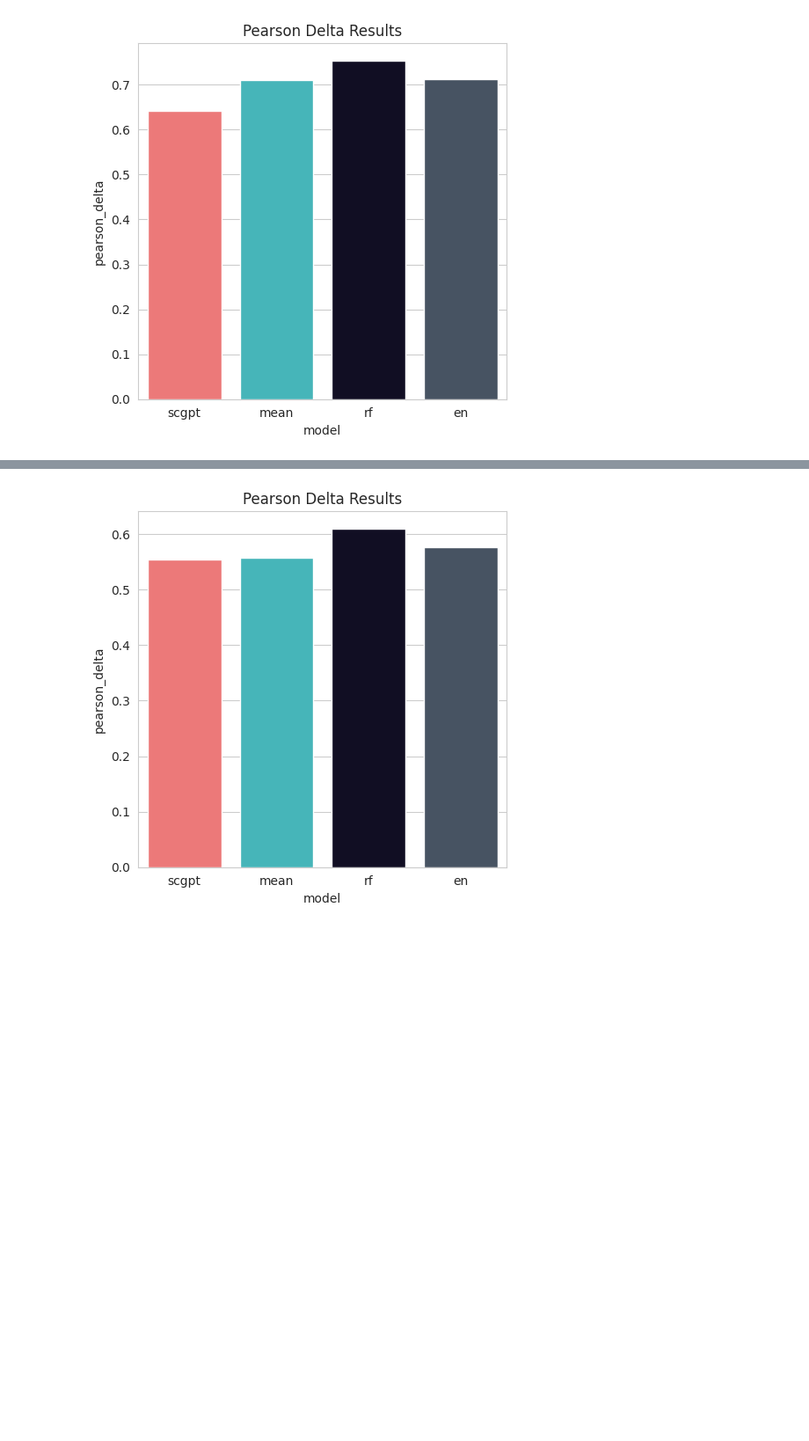
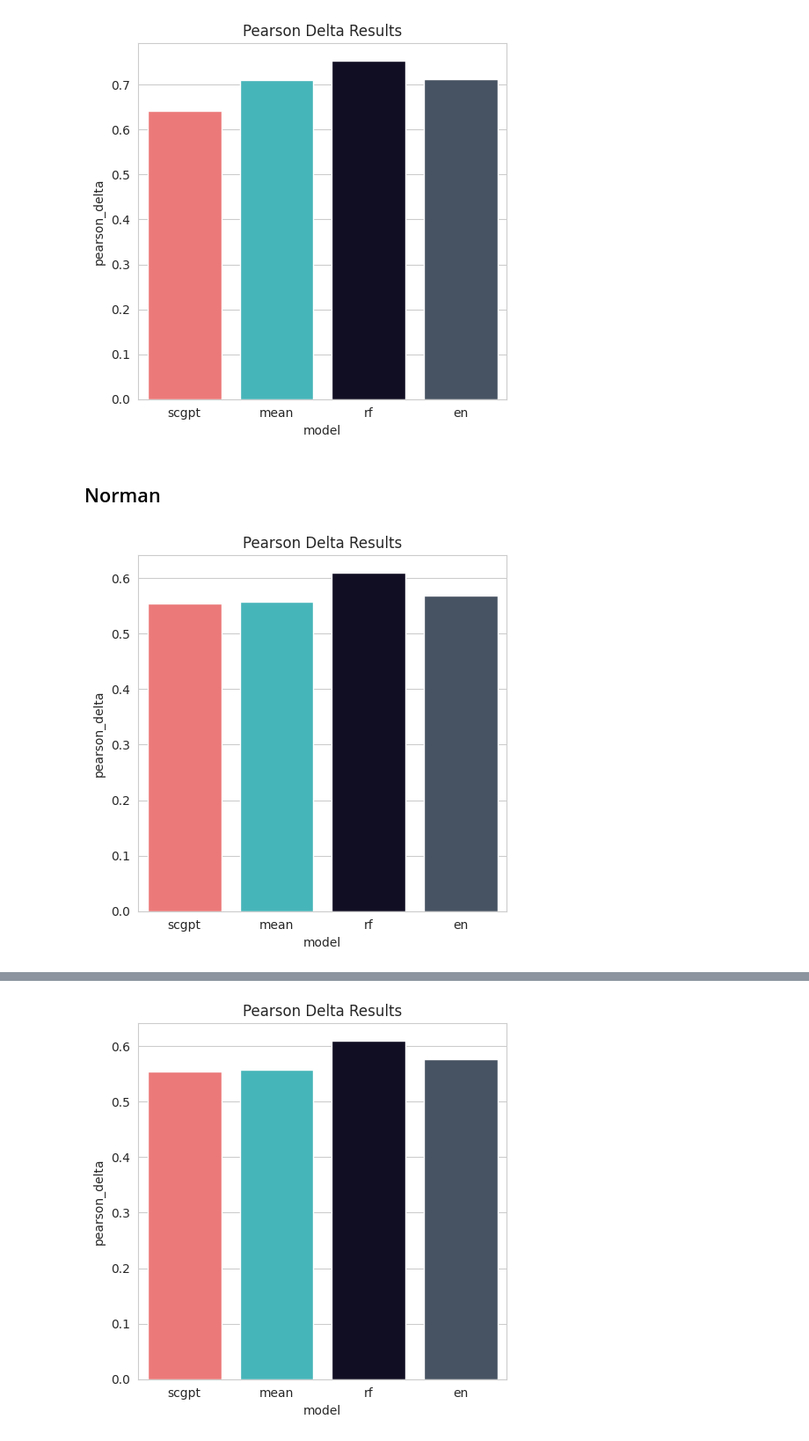
Before and after one commit to turbine-ai/PerturbSeqPredBenchmark, a Jupyter notebook: notebooks/bulk_models.ipynb, the cells around one changed output, grey strips where cells are left out. Shown at 88% size. Cells and saved outputs as stored; diff of their text form; code cells hidden in the pictures; blank space fills up the shorter version.

```diff
--- a/notebooks/bulk_models.ipynb
+++ b/notebooks/bulk_models.ipynb
@@ -785,12 +453,0 @@ Test results: {'pearson': 0.987132281995959, 'pearson_delta': 0.5763672531926403
-# %%
-norman_mean_pred = norman_data["train_y"].mean().values.reshape(1, -1)
-norman_mean_pred = np.repeat(norman_mean_pred, norman_data["test_y"].shape[0], axis=0)
-
-norman_res_mean = eval(
-    pred=norman_mean_pred,
-    data=norman_data,
-    pert_data=pert_data_norman,
-    is_norman=True,
-    key_pattern="A549_%s_1+1",
-    test=True
-)
@@ -1057,0 +741,32 @@ adamson_res_rf
+# %% [markdown]
+## Norman
+# %%
+# load norman results
+with open("./save/norman/RF/go/test_metrics.json") as f:
+    norman_res_rf = json.load(f)
+
+with open("./save/norman/RF/elmo/test_metrics.json") as f:
+    norman_res_rf_elmo = json.load(f)
+
+with open("./save/norman/EN/go/test_metrics.json") as f:
+    norman_res_en = json.load(f)
+
+with open("./save/norman/EN/elmo/test_metrics.json") as f:
+    norman_res_en_elmo = json.load(f)
+
+with open("./save/norman/mean/go/test_metrics.json") as f:
+    norman_res_mean = json.load(f)
+
+with open("./save/norman/mean/elmo/test_metrics.json") as f:
+    norman_res_mean_elmo = json.load(f)
+# %%
+df = pd.DataFrame.from_dict(dict(
+    scgpt=norman_scpt,
+    mean=norman_res_mean,
+    rf=norman_res_rf,
+    en=norman_res_en,
+), orient='index')
+df = df.reset_index().rename(columns={"index": "model"})
+plot_results(df)
+# %% [output]
+[figure, added]
```
Also changed, not shown: parts of 29 cells of this notebook, 1 other file.
